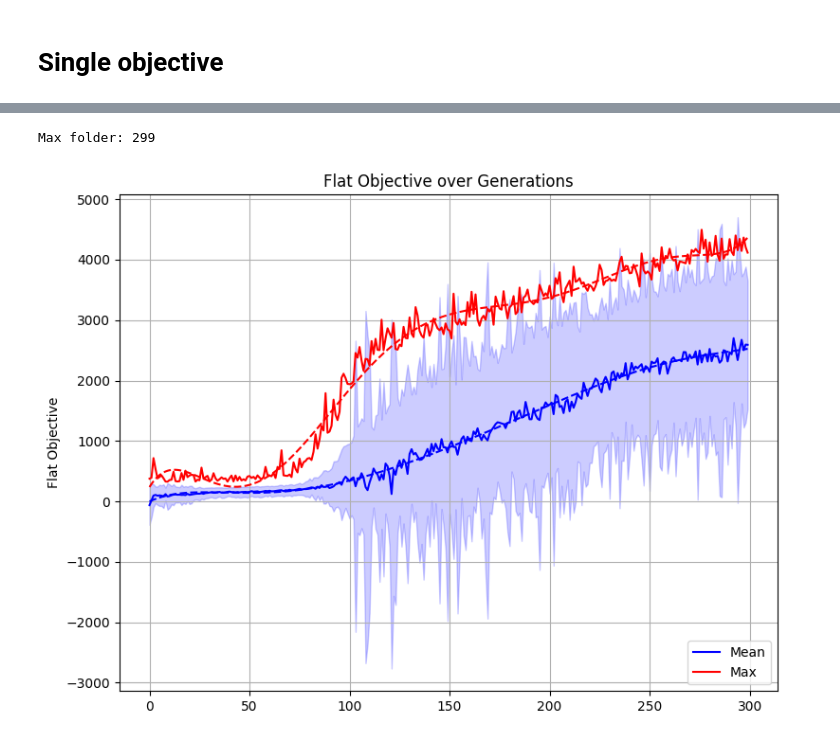
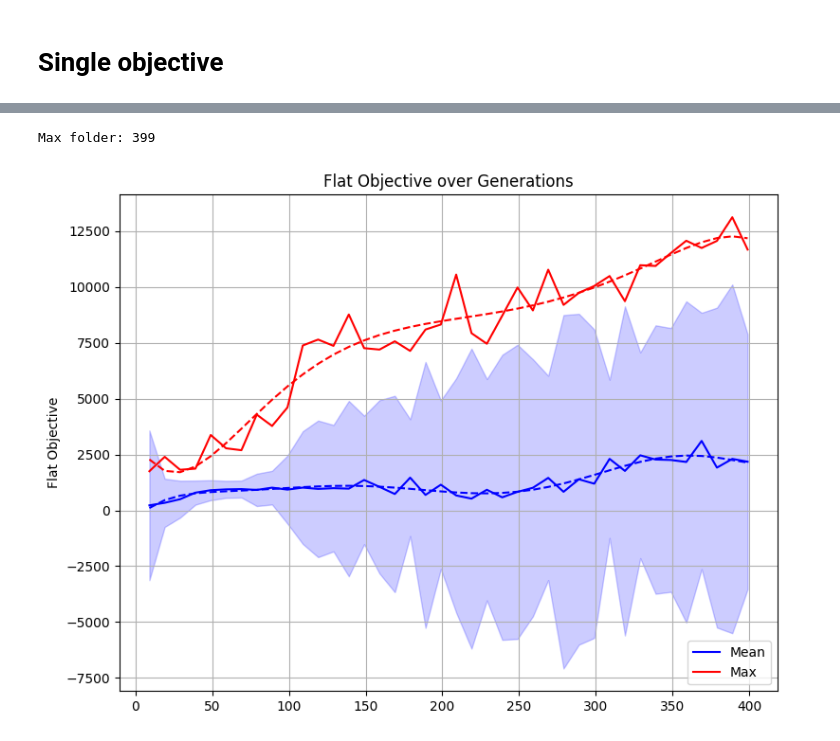
Before and after one commit to ifinckh/micro-515-EvoRob, a Jupyter notebook: read_logs.ipynb, the cells around one changed output, grey strips where cells are left out. Saved outputs shown, nothing was run; the diff lists cells and outputs as text; code cells hidden in the pictures.

```diff
--- a/read_logs.ipynb
+++ b/read_logs.ipynb
@@ -14,42 +60,60 @@ flat_max = []
 flat_std = []
 
 
-path = "results/2026-05-04_21-54-46_final_test"
+path = "results/2026-05-07_12-06-36_final_test"
 
 max_folder = max([int(d) for d in os.listdir(path) if d.isdigit()])
 print(f"Max folder: {max_folder}")
 
 fig,axs = plt.subplots(1,1, figsize=(8, 6))
-for i in range(0, max_folder+1):
+for i in range(9, max_folder+1, 10):
     f = np.load(f"{path}/{i}/f.npy")
     flat_mean.append(np.mean(f, axis=0))
     flat_max.append(np.max(f, axis=0))
 
     flat_std.append(np.std(f, axis=0))
 
-generations = np.arange(0, max_folder+1)
+generations = np.arange(9, max_folder+1, 10)
+
+
+# path = "results/2026-05-12_18-44-48_final_test"
+
+# max_folder_2 = max([int(d) for d in os.listdir(path) if d.isdigit()])
+# print(f"Max folder: {max_folder_2}")
+
+
+# for i in range(0, max_folder_2+1, 5):
+#     f = np.load(f"{path}/{i}/f.npy")
+#     flat_mean.append(np.mean(f, axis=0))
+#     flat_max.append(np.max(f, axis=0))
+
+#     flat_std.append(np.std(f, axis=0))
+
+# generations_2 = np.arange(max_folder+1, max_folder+max_folder_2+2, 5)
+
+# generations = np.concatenate((generations, generations_2))
 
 axs.plot(generations, flat_mean, label="Mean", color="blue")
 axs.plot(generations, flat_max, label="Max", color="red")
 # add trend lines for both objectives
 z = np.polyfit(generations, flat_mean, 7)
 p = np.poly1d(z)
 axs.plot(generations, p(generations), linestyle="--", color="blue")
 z = np.polyfit(generations, flat_max, 7)
 p = np.poly1d(z)
 axs.plot(generations, p(generations), linestyle="--", color="red")
 axs.set_ylabel("Flat Objective")
 axs.legend(loc="lower right")
 axs.fill_between(generations, np.array(flat_mean) - np.array(flat_std), np.array(flat_mean) + np.array(flat_std), alpha=0.2, color="blue")
 axs.grid("on")
 axs.set_title("Flat Objective over Generations")
 
 
 
 fig.tight_layout()
 # %% [output]
-Max folder: 299
+Max folder: 399
-[figure, old version]
+[figure, new version]
 # %%
 flat_mean[-1], flat_mean[0], flat_max[0], flat_max[-1]
 # %% [output]
```
Also changed, not shown: parts of 5 cells of this notebook, 34 other files.
